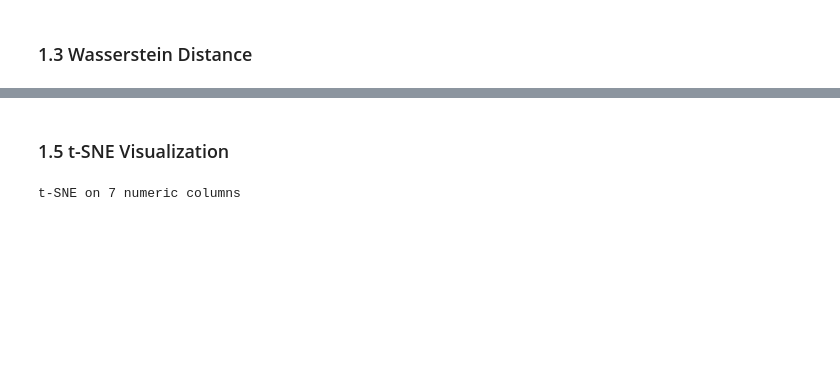
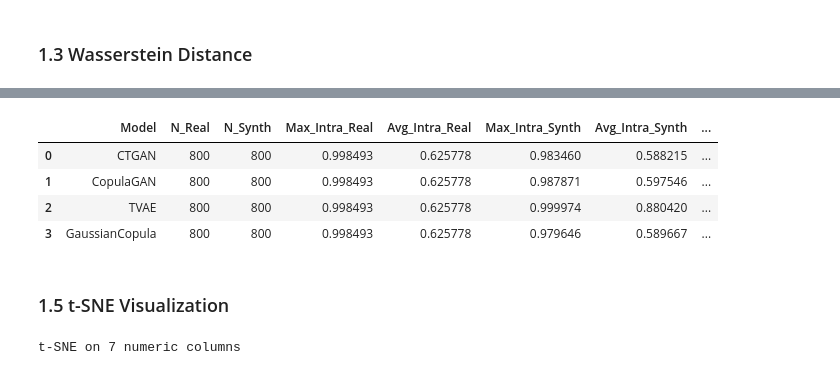
Before and after one commit to gopibattineni/SYNTH_BENCHMARK, a Jupyter notebook: Generators/SDV models/3. Adult census.ipynb, the cells around one changed output, grey strips where cells are left out. Saved outputs shown, nothing was run; the diff lists cells and outputs as text; code cells hidden in the pictures; blank space fills up the shorter version.

```diff
--- a/Generators/SDV models/3. Adult census.ipynb
+++ b/Generators/SDV models/3. Adult census.ipynb
@@ -872,0 +809,87 @@ display(gower_summary_df)
+# %%
+import numpy as np
+import pandas as pd
+import gower
+import time
+
+# Assumes:
+# - adult_data
+# - synthetic_datasets dict with keys:
+#   "CTGAN", "CopulaGAN", "TVAE", "GaussianCopula"
+
+model_order = ["CTGAN", "CopulaGAN", "TVAE", "GaussianCopula"]
+target_col = "income"
+
+# Full Adult (~46k) makes Gower O(n^2) intractable.
+# Subsample both sides; reuse the real subsample for all models.
+GOWER_MAX_ROWS = 800
+rng = np.random.default_rng(42)
+
+X_real_full = adult_data.drop(columns=[target_col], errors="ignore")
+n_real_sub = min(GOWER_MAX_ROWS, len(X_real_full))
+real_idx = rng.choice(len(X_real_full), size=n_real_sub, replace=False)
+X_real = X_real_full.iloc[real_idx].reset_index(drop=True)
+print(f"Gower subsample: real={len(X_real)} / {len(X_real_full)} (cap={GOWER_MAX_ROWS})")
+
+# Intra-real once (shared across models)
+t0 = time.perf_counter()
+gower_real = 1.0 - gower.gower_matrix(X_real)
+real_upper = gower_real[np.triu_indices_from(gower_real, k=1)]
+max_intra_real = float(np.max(real_upper))
+avg_intra_real = float(np.mean(real_upper))
+print(f"Intra-real Gower done in {time.perf_counter() - t0:.1f}s "
+      f"(max={max_intra_real:.4f}, avg={avg_intra_real:.4f})")
+
+gower_results = []
+
+for model_name in model_order:
+    t_model = time.perf_counter()
+    X_synth_full = synthetic_datasets[model_name].drop(columns=[target_col], errors="ignore")
+
+    # Keep same columns/order
+    common_cols = X_real.columns.intersection(X_synth_full.columns)
+    Xr = X_real[common_cols]
+    Xs_full = X_synth_full[common_cols].reset_index(drop=True)
+
+    n_synth_sub = min(GOWER_MAX_ROWS, len(Xs_full))
+    if len(Xs_full) > n_synth_sub:
+        synth_idx = rng.choice(len(Xs_full), size=n_synth_sub, replace=False)
+        Xs = Xs_full.iloc[synth_idx].reset_index(drop=True)
+    else:
+        Xs = Xs_full
+
+    # Intra-synth
+    gower_synth = 1.0 - gower.gower_matrix(Xs)
+    synth_upper = gower_synth[np.triu_indices_from(gower_synth, k=1)]
+    max_intra_synth = float(np.max(synth_upper))
+    avg_intra_synth = float(np.mean(synth_upper))
+
+    # Cross real×synth only (avoids building a (n_r+n_s)^2 combined matrix)
+    cross_block = 1.0 - gower.gower_matrix(Xr, data_y=Xs)
+    max_cross = float(np.max(cross_block))
+    avg_cross = float(np.mean(cross_block))
+
+    print(f"\n{model_name} - Gower Similarity ({len(Xr)}×{len(Xs)}, "
+          f"{time.perf_counter() - t_model:.1f}s):")
+    print("Intra-set Similarity (Real):")
+    print(f"Max = {max_intra_real:.4f}, Avg = {avg_intra_real:.4f}\n")
+    print("Intra-set Similarity (Synthetic):")
+    print(f"Max = {max_intra_synth:.4f}, Avg = {avg_intra_synth:.4f}\n")
+    print("Cross-set Similarity (Real vs Synthetic):")
+    print(f"Max = {max_cross:.4f}, Avg = {avg_cross:.4f}")
+
+    gower_results.append({
+        "Model": model_name,
+        "N_Real": len(Xr),
+        "N_Synth": len(Xs),
+        "Max_Intra_Real": max_intra_real,
+        "Avg_Intra_Real": avg_intra_real,
+        "Max_Intra_Synth": max_intra_synth,
+        "Avg_Intra_Synth": avg_intra_synth,
+        "Max_Cross_Real_vs_Synth": max_cross,
+        "Avg_Cross_Real_vs_Synth": avg_cross,
+    })
+
+gower_summary_df = pd.DataFrame(gower_results)
+display(gower_summary_df)
+# %% [output]
@@ -873,3 +913,8 @@ display(gower_summary_df)
+|  | Model | N_Real | N_Synth | Max_Intra_Real | Avg_Intra_Real | Max_Intra_Synth | Avg_Intra_Synth | ... |
+| 0 | CTGAN | 800 | 800 | 0.998493 | 0.625778 | 0.983460 | 0.588215 | ... |
+| 1 | CopulaGAN | 800 | 800 | 0.998493 | 0.625778 | 0.987871 | 0.597546 | ... |
+| 2 | TVAE | 800 | 800 | 0.998493 | 0.625778 | 0.999974 | 0.880420 | ... |
+| 3 | GaussianCopula | 800 | 800 | 0.998493 | 0.625778 | 0.979646 | 0.589667 | ... |
 # %% [markdown]
 ### 1.5 t-SNE Visualization
 # %%
```
Also changed, not shown: parts of 13 cells of this notebook, 22 other files.
